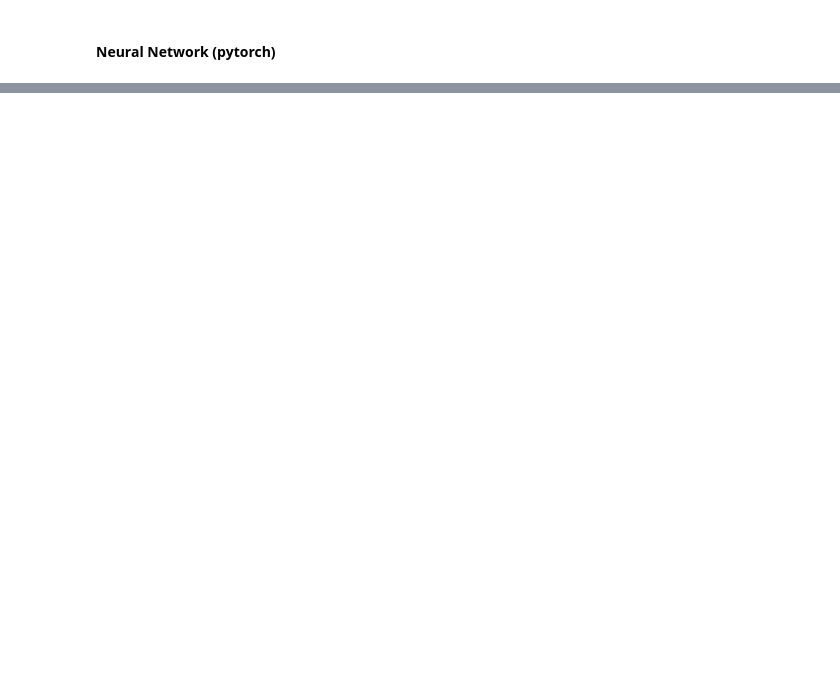
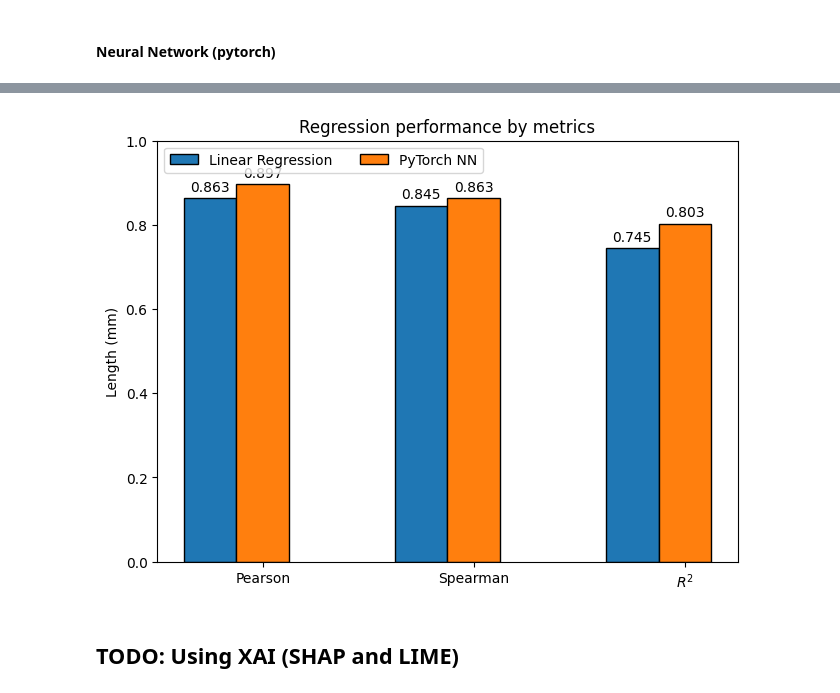
Before and after one commit to Roby290597/health_insurance, a Jupyter notebook: insurance_analysis.ipynb, the cells around one changed output, grey strips where cells are left out. Saved outputs shown, nothing was run; the diff lists cells and outputs as text; code cells hidden in the pictures; blank space fills up the shorter version.

```diff
--- a/insurance_analysis.ipynb
+++ b/insurance_analysis.ipynb
@@ -414,3 +393,40 @@ plt.show()
+# %%
+def metrics_summary(matric_dic, pred, gt, method_name=""):
+    pearson_corr, _ = pearsonr(gt, pred)
+    spearman_corr, _ = spearmanr(gt, pred)
+    r2 = r2_score(gt, pred)
+    matric_dic[method_name] = [pearson_corr, spearman_corr, r2]
+    return matric_dic
+
+metrics_dict = {}
+
+metrics_dict = metrics_summary(metrics_dict, lin_pred, y_test, method_name="Linear Regression")
+metrics_dict = metrics_summary(metrics_dict, predictions_torch, y_test, method_name="PyTorch NN")
+# %%
+metrics = ("Pearson", "Spearman", "$R^{2}$")
+
+x = np.arange(len(metrics))  # the label locations
+width = 0.25  # the width of the bars
+multiplier = 0
+
+fig, ax = plt.subplots(layout='constrained')
+
+for attribute, metric in metrics_dict.items():
+    offset = width * multiplier
+    rects = ax.bar(x + offset, np.round(metric, 3) , width, label=attribute, edgecolor='black')
+    ax.bar_label(rects, padding=3)
+    multiplier += 1
+
+# Add some text for labels, title and custom x-axis tick labels, etc.
+ax.set_ylabel('Length (mm)')
+ax.set_title('Regression performance by metrics')
+ax.set_xticks(x + width, metrics)
+ax.legend(loc='upper left', ncols=2)
+ax.set_ylim(0, 1)
+
+plt.show()
+# %% [output]
+[figure, added]
 # %%
 # import seaborn as sns
 
@@ -420,3 +436,5 @@ plt.show()
 
 # # Erstelle den Pairplot
 # sns.pairplot(pairplot_df, hue='target', diag_kind='kde', palette='viridis')
+# %% [markdown]
+## TODO: Using XAI (SHAP and LIME)
```
Also changed, not shown: parts of 16 cells of this notebook, 2 other files.
